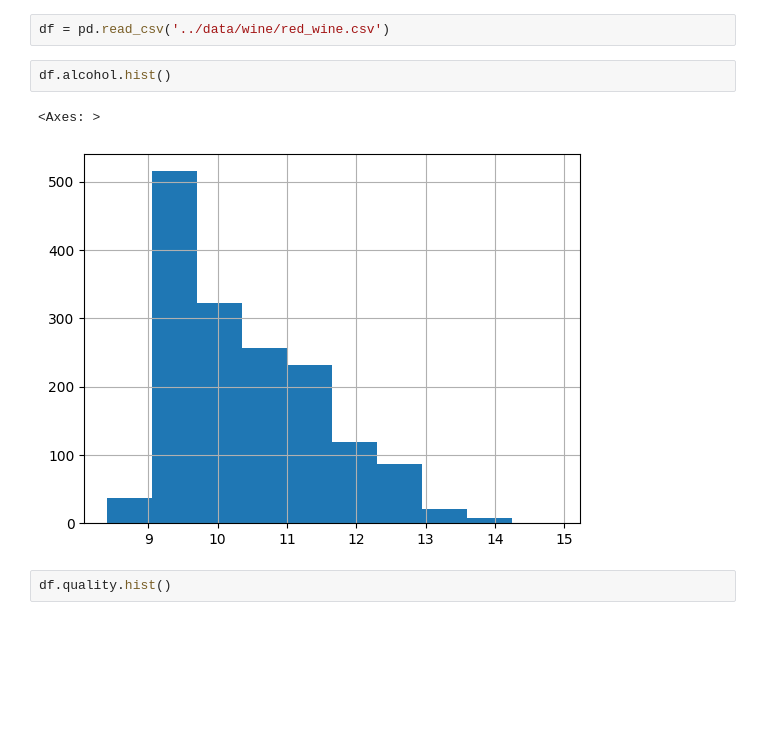
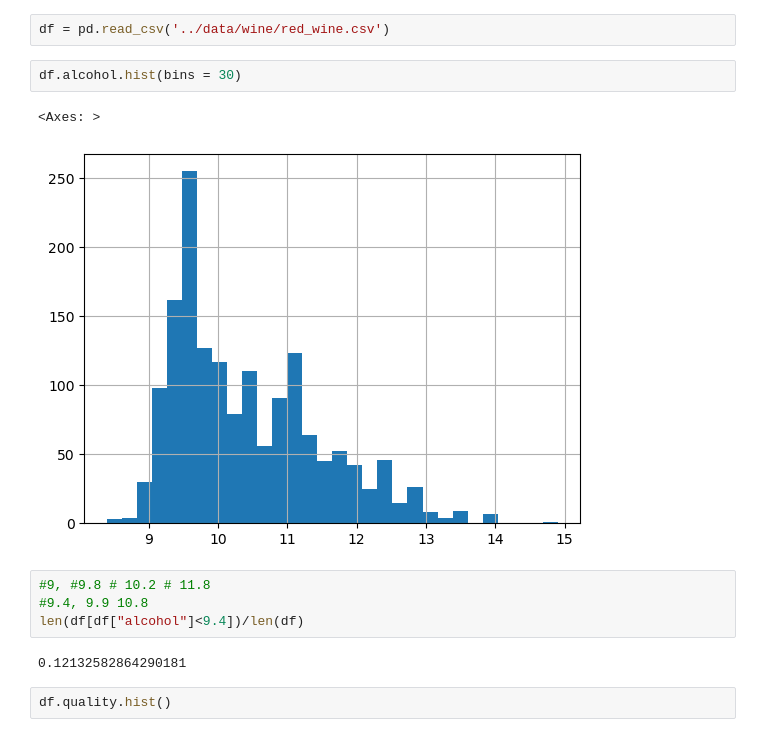
Before and after one commit to PauloNeves-Git/gradient_guided_hypotheses, a Jupyter notebook: notebooks/Wine.ipynb, the cells around one changed output. Saved outputs shown, nothing was run; the diff lists cells and outputs as text; blank space fills up the shorter version.

```diff
--- a/notebooks/Wine.ipynb
+++ b/notebooks/Wine.ipynb
@@ -70,10 +70,16 @@ def set_to_deterministic(rand_state):
 # %%
 df = pd.read_csv('../data/wine/red_wine.csv')
 # %%
-df.alcohol.hist()
+df.alcohol.hist(bins = 30)
 # %% [output]
 <Axes: >
-[figure, old version]
+[figure, new version]
+# %%
+#9, #9.8 # 10.2 # 11.8
+#9.4, 9.9 10.8
+len(df[df["alcohol"]<9.4])/len(df)
+# %% [output]
+0.12132582864290181
 # %%
 df.quality.hist()
 # %% [output]
```
Also changed, not shown: 5 other files.
